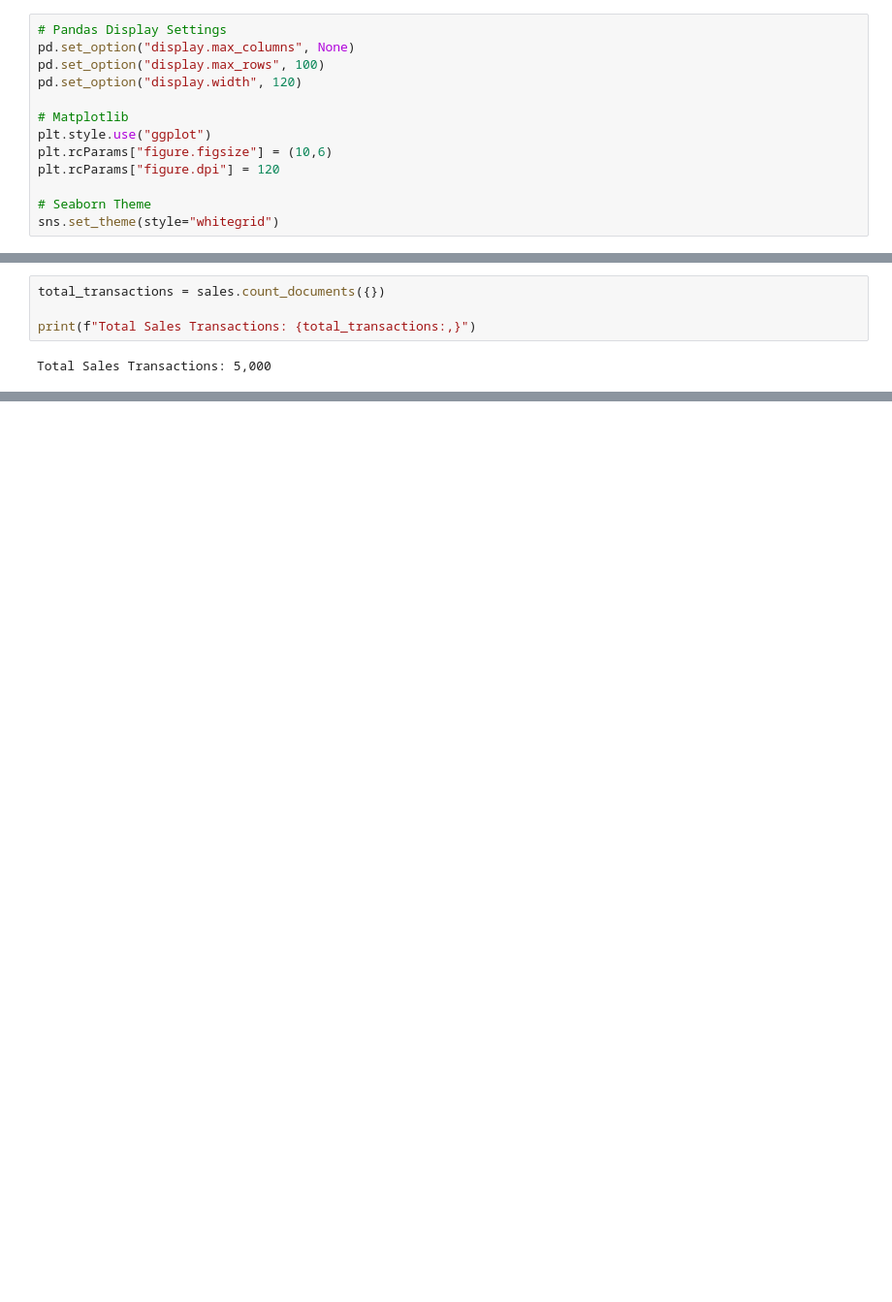
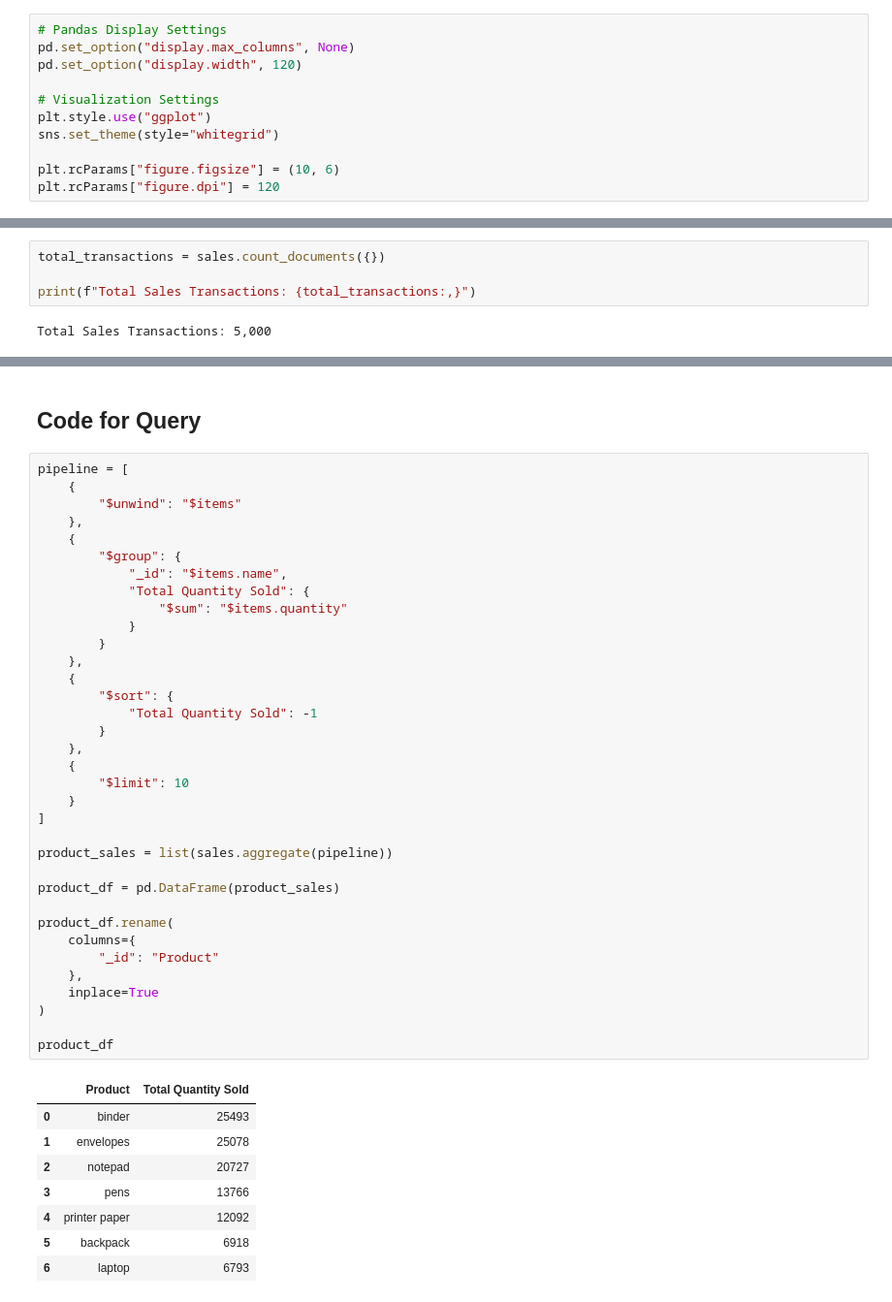
Before and after one commit to Sainadh-Bahadursha/MongoDB_EDA_Case_Study, a Jupyter notebook: notebooks/MongoDB_Business_Case_Study.ipynb, the cells around one changed output, grey strips where cells are left out. Shown at 97% size. Saved outputs shown, nothing was run; the diff lists cells and outputs as text; blank space fills up the shorter version.

```diff
--- a/notebooks/MongoDB_Business_Case_Study.ipynb
+++ b/notebooks/MongoDB_Business_Case_Study.ipynb
@@ -162,14 +100,12 @@ Configure Pandas and Matplotlib for better readability of tables and charts.
 # %%
 # Pandas Display Settings
 pd.set_option("display.max_columns", None)
-pd.set_option("display.max_rows", 100)
 pd.set_option("display.width", 120)
 
-# Matplotlib
+# Visualization Settings
 plt.style.use("ggplot")
-plt.rcParams["figure.figsize"] = (10,6)
+sns.set_theme(style="whitegrid")
+
+plt.rcParams["figure.figsize"] = (10, 6)
 plt.rcParams["figure.dpi"] = 120
-
-# Seaborn Theme
-sns.set_theme(style="whitegrid")
 # %% [markdown]
@@ -640,0 +452,46 @@ plt.show()
+# %% [markdown]
+## Code for Query
+# %%
+pipeline = [
+    {
+        "$unwind": "$items"
+    },
+    {
+        "$group": {
+            "_id": "$items.name",
+            "Total Quantity Sold": {
+                "$sum": "$items.quantity"
+            }
+        }
+    },
+    {
+        "$sort": {
+            "Total Quantity Sold": -1
+        }
+    },
+    {
+        "$limit": 10
+    }
+]
+
+product_sales = list(sales.aggregate(pipeline))
+
+product_df = pd.DataFrame(product_sales)
+
+product_df.rename(
+    columns={
+        "_id": "Product"
+    },
+    inplace=True
+)
+
+product_df
+# %% [output]
+|  | Product | Total Quantity Sold |
+| 0 | binder | 25493 |
+| 1 | envelopes | 25078 |
+| 2 | notepad | 20727 |
+| 3 | pens | 13766 |
+| 4 | printer paper | 12092 |
+| 5 | backpack | 6918 |
+| 6 | laptop | 6793 |
```
Also changed, not shown: parts of 106 cells of this notebook, 1 other file.
